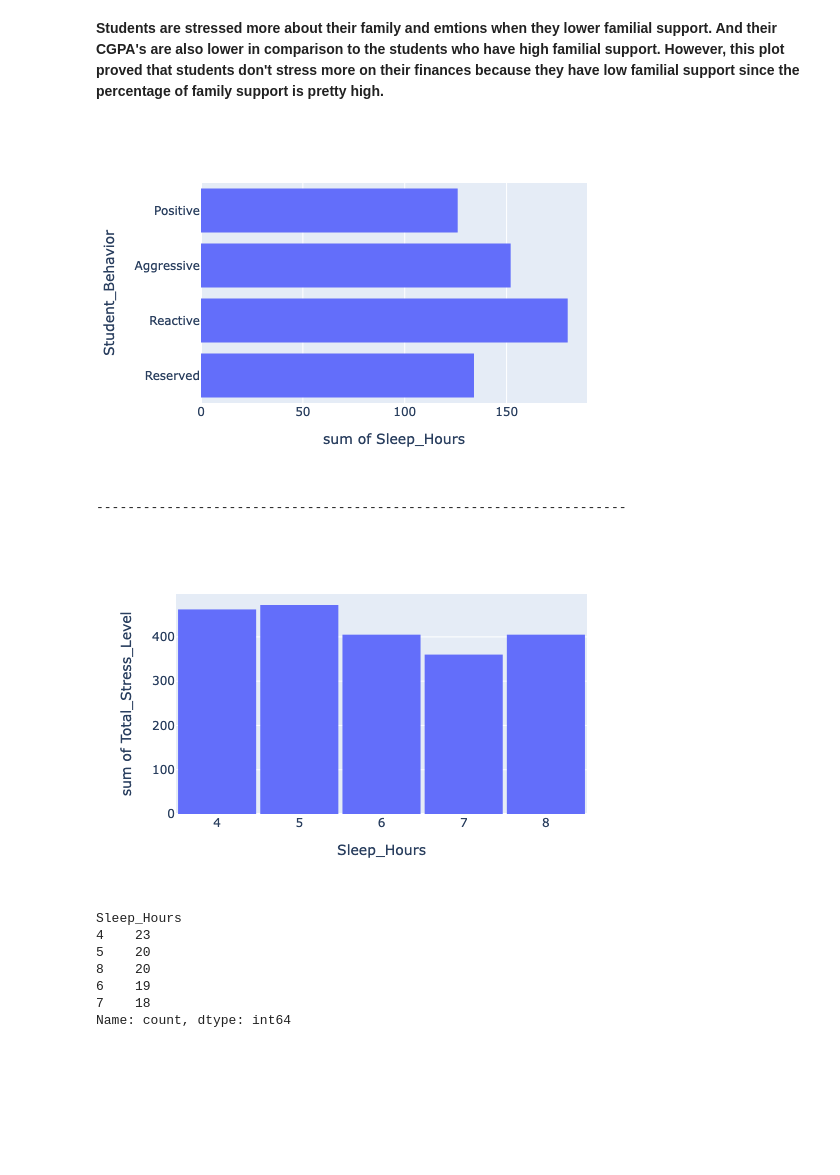
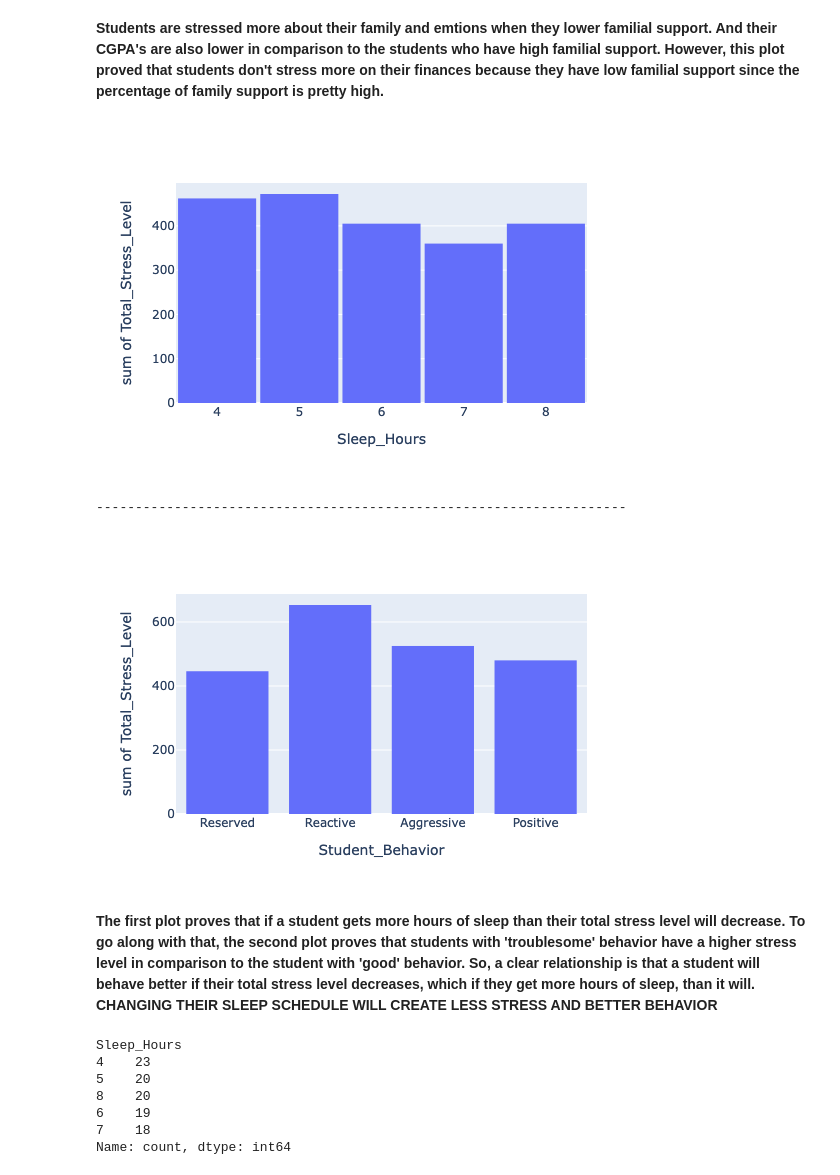
Before and after one commit to urielmartinez09/Project, a Jupyter notebook: Jazmine.ipynb, the cells around one changed output. Cells and saved outputs as stored; diff of their text form; code cells hidden in the pictures; blank space fills up the shorter version.

```diff
--- a/Jazmine.ipynb
+++ b/Jazmine.ipynb
@@ -61,7 +61,7 @@ Index(['Student_ID', 'Age', 'Gender', 'Year_of_Study', 'Family_Support',
        'Parental_Income'],
       dtype='object')
 # %%
-vari=['Age','Family_Support','Student_Behavior','Sleep_Hours','Total_Stress_Level','Main_Stress_Source','Parental_Income','CGPA']
+vari=['Age','Family_Support','Student_Behavior','Sleep_Hours','Total_Stress_Level','Main_Stress_Source','Parental_Income','CGPA','Coping_Mechanisms_Used']
 DF_model1=DF[vari]
 show(DF_model1)
 # %% [output]
@@ -216,17 +220,18 @@ fig.show()
 # %% [markdown]
 **Students are stressed more about their family and emtions when they lower familial support. And their CGPA's are also lower in comparison to the students who have high familial support. However, this plot proved that students don't stress more on their finances because they have low familial support since the percentage of family support is pretty high.**
 # %%
-fig=px.histogram(DF_model1,x='Sleep_Hours',y='Student_Behavior')
-fig.show()
-print('--------------------------------------------------------------------')
-
 fig=px.histogram(DF_model1,x='Sleep_Hours',y='Total_Stress_Level')
 fig.update_layout(bargap=.05)
 fig.show()
+print('--------------------------------------------------------------------')
+fig=px.histogram(DF_model1,x='Student_Behavior',y='Total_Stress_Level')
+fig.show()
 # %% [output]
-[figure, old version]
+[figure, new version]
 --------------------------------------------------------------------
-[figure, old version]
+[figure, new version]
+# %% [markdown]
+**The first plot proves that if a student gets more hours of sleep than their total stress level will decrease. To go along with that, the second plot proves that students with 'troublesome' behavior have a higher stress level in comparison to the student with 'good' behavior. So, a clear relationship is that a student will behave better if their total stress level decreases, which if they get more hours of sleep, than it will. CHANGING THEIR SLEEP SCHEDULE WILL CREATE LESS STRESS AND BETTER BEHAVIOR**
 # %%
 DF_model1['Sleep_Hours'].value_counts()
 # %% [output]
```
Also changed, not shown: parts of 11 cells of this notebook.
